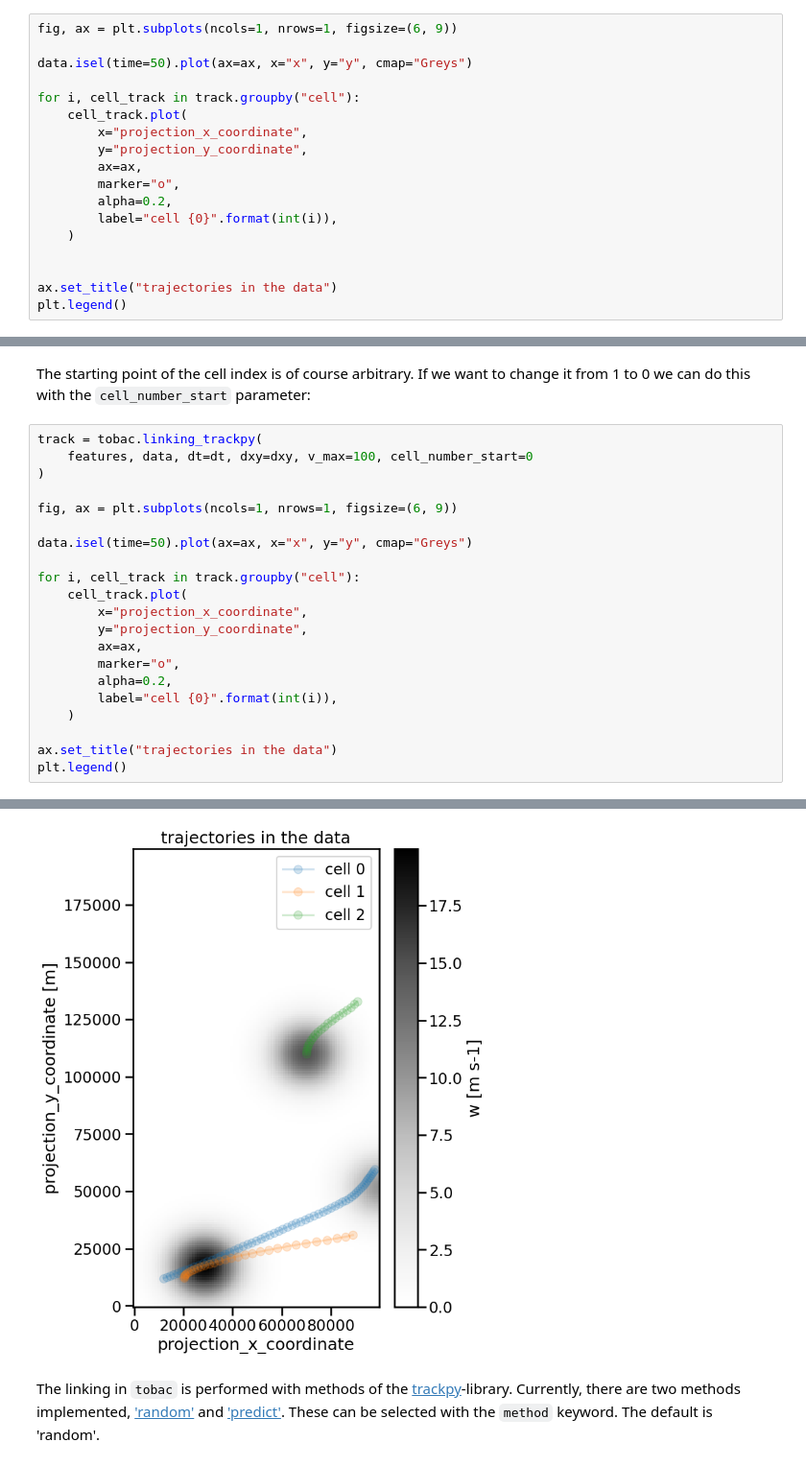
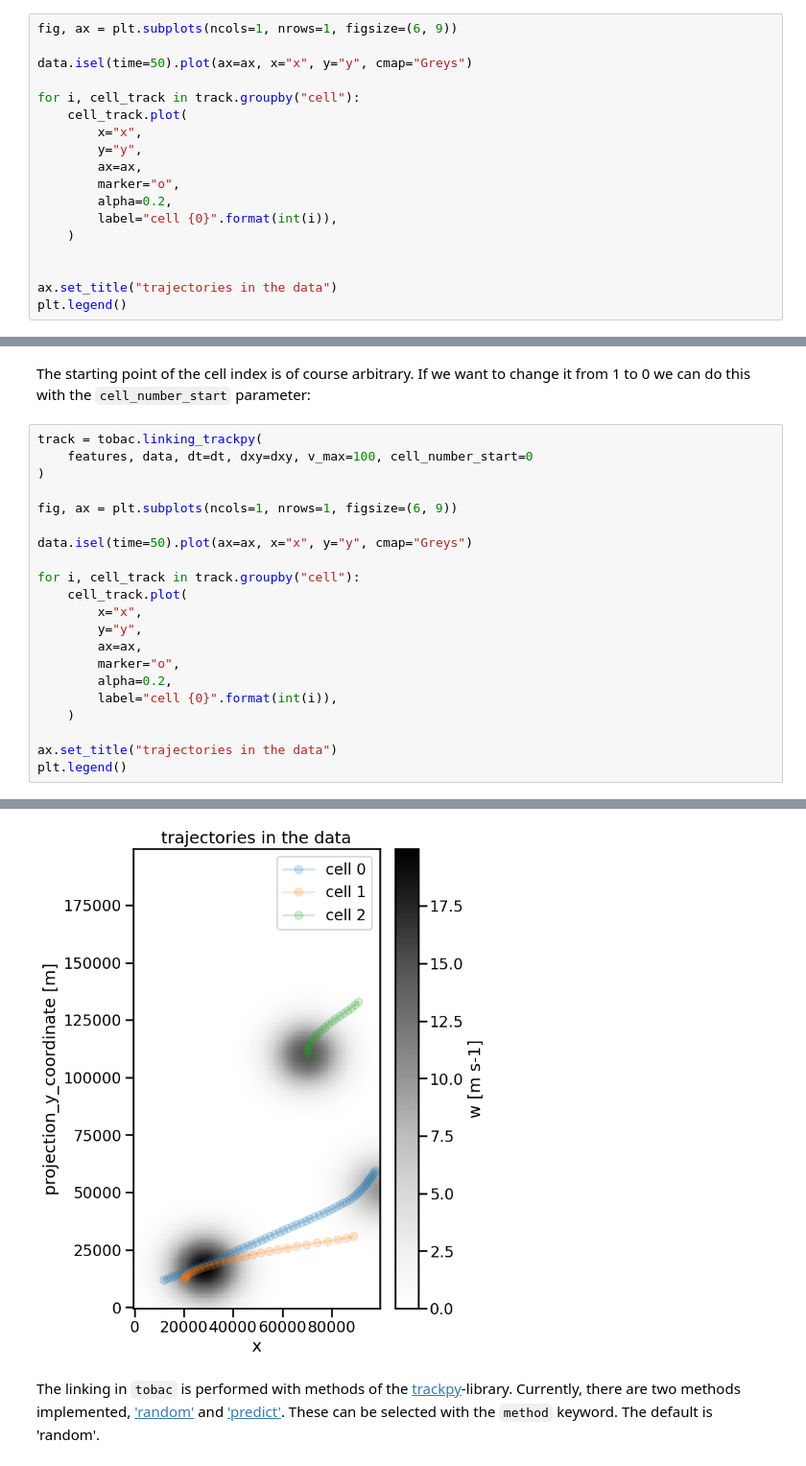
Before and after one commit to tobac-project/tobac, a Jupyter notebook: examples/Basics/Methods-and-Parameters-for-Linking.ipynb, the cells around one changed output, grey strips where cells are left out. Shown at 96% size. Saved outputs shown, nothing was run; the diff lists cells and outputs as text.

```diff
--- a/examples/Basics/Methods-and-Parameters-for-Linking.ipynb
+++ b/examples/Basics/Methods-and-Parameters-for-Linking.ipynb
@@ -89,8 +89,8 @@ data.isel(time=50).plot(ax=ax, x="x", y="y", cmap="Greys")
 
 for i, cell_track in track.groupby("cell"):
     cell_track.plot(
-        x="projection_x_coordinate",
-        y="projection_y_coordinate",
+        x="x",
+        y="y",
         ax=ax,
         marker="o",
         alpha=0.2,
@@ -135,28 +135,28 @@ The starting point of the cell index is of course arbitrary. If we want to chang
 # %%
 track = tobac.linking_trackpy(
     features, data, dt=dt, dxy=dxy, v_max=100, cell_number_start=0
 )
 
 fig, ax = plt.subplots(ncols=1, nrows=1, figsize=(6, 9))
 
 data.isel(time=50).plot(ax=ax, x="x", y="y", cmap="Greys")
 
 for i, cell_track in track.groupby("cell"):
     cell_track.plot(
-        x="projection_x_coordinate",
-        y="projection_y_coordinate",
+        x="x",
+        y="y",
         ax=ax,
         marker="o",
         alpha=0.2,
         label="cell {0}".format(int(i)),
     )
 
 ax.set_title("trajectories in the data")
 plt.legend()
 # %% [output]
 Frame 69: 2 trajectories present.
 <matplotlib.legend.Legend at 0x...>
-[figure, old version]
+[figure, new version]
 # %% [markdown]
 The linking in `tobac` is performed with methods of the [trackpy](https://soft-matter.github.io/trackpy/v0.5.0/ )-library. Currently, there are two methods implemented, ['random'](https://soft-matter.github.io/trackpy/dev/generated/trackpy.link.html) and ['predict'](https://soft-matter.github.io/trackpy/v0.3.0/generated/trackpy.predict.NearestVelocityPredict.html). These can be selected with the `method` keyword. The default is 'random'.
 # %%
```
Also changed, not shown: parts of 9 cells of this notebook, 1 other file.
